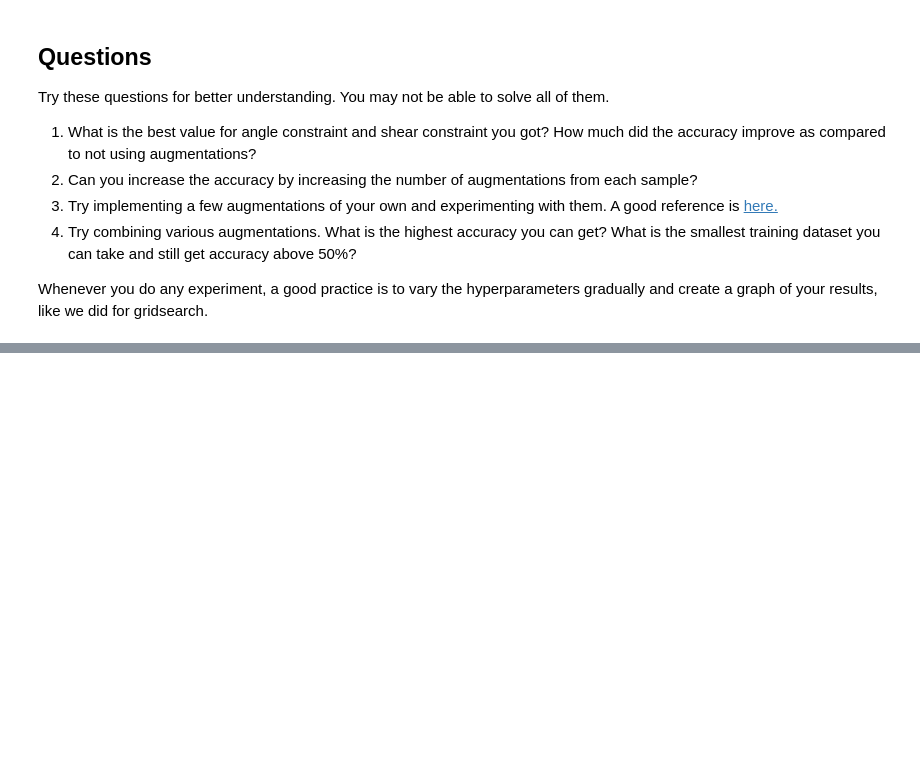
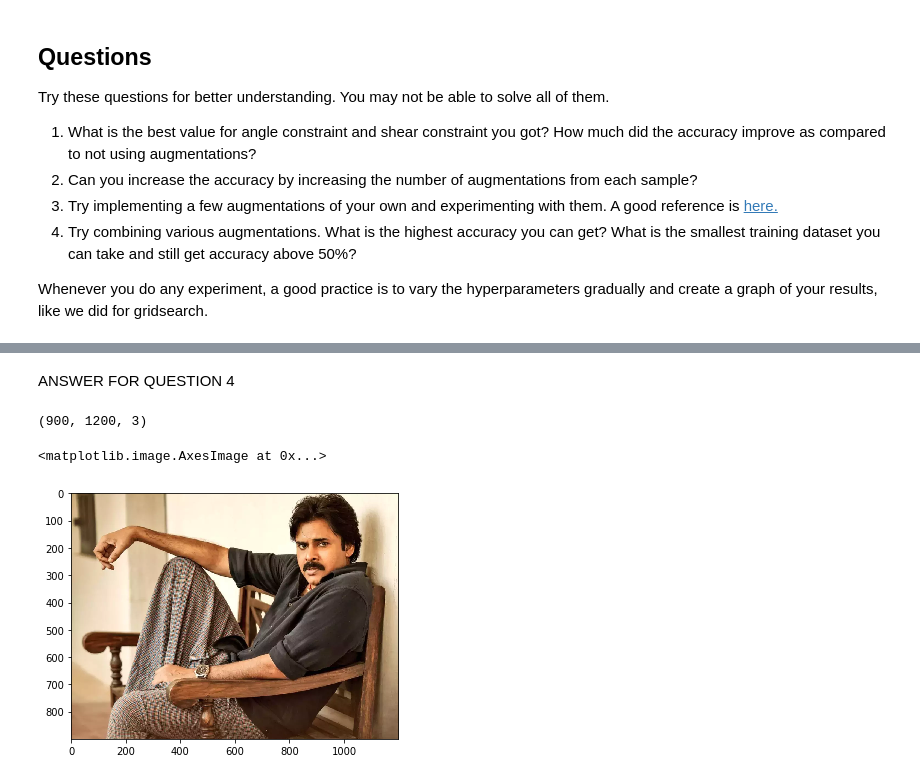
Before and after one commit to rammahesh28122003/FMML-COURSE-ASSIGNMENTSS, a Jupyter notebook: FMML_Aug22_M1Lab3_Terms&Metrics.ipynb, the cells around one changed output, grey strips where cells are left out. Drawn from its saved outputs; the diff is of its cells as text; code cells hidden in the pictures; blank space fills up the shorter version.

```diff
--- a/FMML_Aug22_M1Lab3_Terms&Metrics.ipynb
+++ b/FMML_Aug22_M1Lab3_Terms&Metrics.ipynb
@@ -534,0 +602,11 @@ Whenever you do any experiment, a good practice is to vary the hyperparameters g
+# %% [markdown]
+ANSWER FOR QUESTION 4
+# %%
+import skimage.io as io
+image=io.imread('/power star.jpeg')
+print(image.shape)
+io.imshow(image)
+# %% [output]
+(900, 1200, 3)
+<matplotlib.image.AxesImage at 0x...>
+[figure, added]
```
Also changed, not shown: parts of 10 cells of this notebook.
